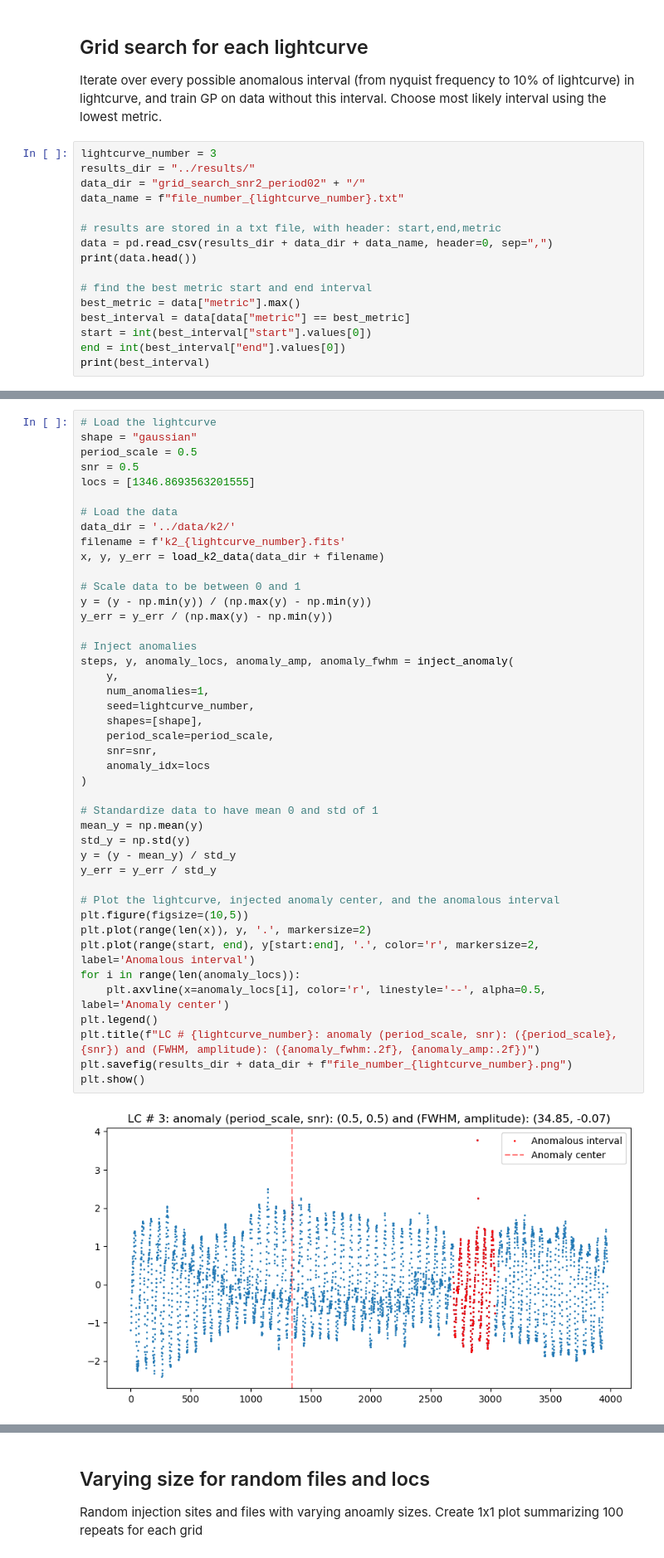
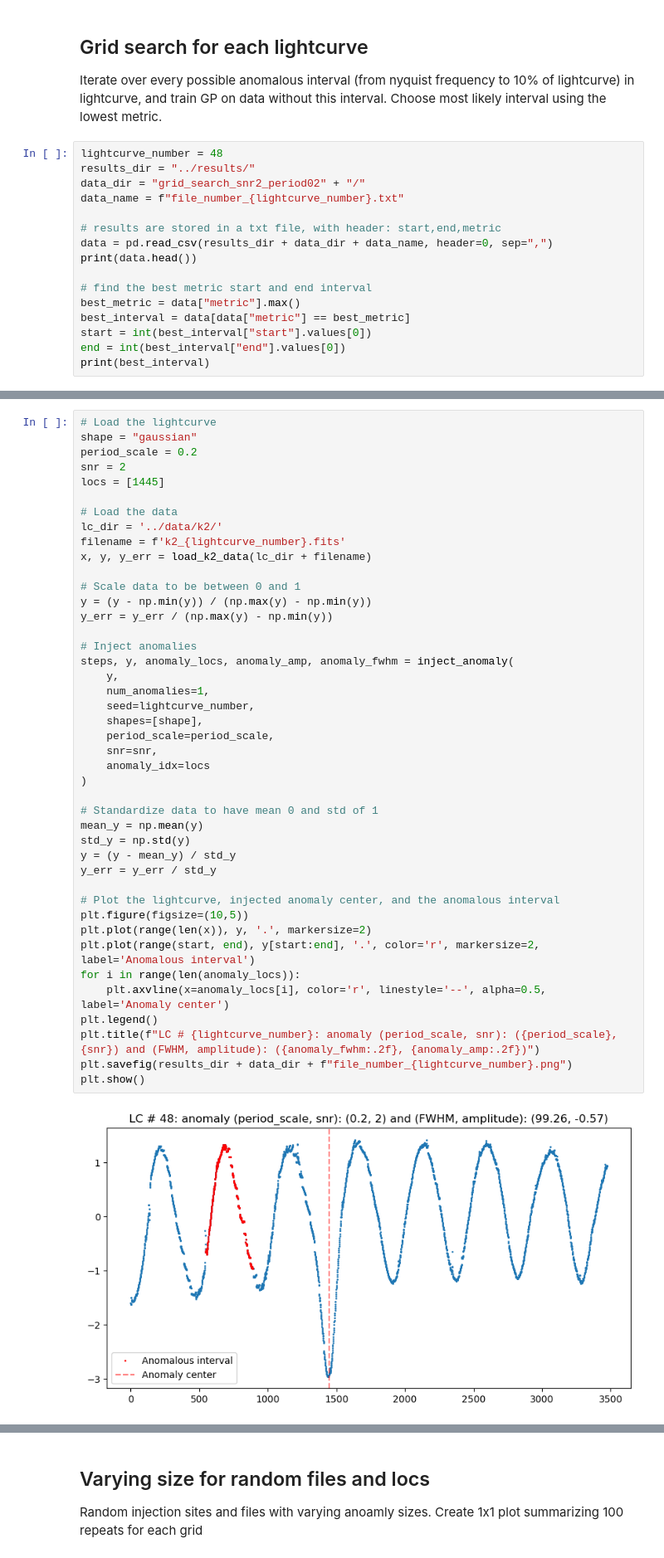
Before and after one commit to linneawolniewicz/dipper-detection, a Jupyter notebook: scripts/analyze_results.ipynb, the cells around one changed output, grey strips where cells are left out. Shown at 83% size. Cells and saved outputs as stored; diff of their text form.

```diff
--- a/scripts/analyze_results.ipynb
+++ b/scripts/analyze_results.ipynb
@@ -14,7 +20,7 @@ from scipy.ndimage import gaussian_filter1d
 Iterate over every possible anomalous interval (from nyquist frequency to 10% of lightcurve) in lightcurve, and train GP on data without this interval.
 Choose  most likely interval using the lowest metric.
 # %%
-lightcurve_number = 3
+lightcurve_number = 48
 results_dir = "../results/"
 data_dir = "grid_search_snr2_period02" + "/"
 data_name = f"file_number_{lightcurve_number}.txt"
@@ -41,45 +47,45 @@ print(best_interval)
 # %%
 # Load the lightcurve
 shape = "gaussian"
-period_scale = 0.5
-snr = 0.5
-locs = [1346.8693563201555]
+period_scale = 0.2
+snr = 2
+locs = [1445]
 
 # Load the data
-data_dir = '../data/k2/'
+lc_dir = '../data/k2/'
 filename = f'k2_{lightcurve_number}.fits'
-x, y, y_err = load_k2_data(data_dir + filename)
+x, y, y_err = load_k2_data(lc_dir + filename)
 
 # Scale data to be between 0 and 1
 y = (y - np.min(y)) / (np.max(y) - np.min(y))
 y_err = y_err / (np.max(y) - np.min(y))
 
 # Inject anomalies
 steps, y, anomaly_locs, anomaly_amp, anomaly_fwhm = inject_anomaly(
     y,
     num_anomalies=1,
     seed=lightcurve_number,
     shapes=[shape],
     period_scale=period_scale,
     snr=snr,
     anomaly_idx=locs
 )
 
 # Standardize data to have mean 0 and std of 1
 mean_y = np.mean(y)
 std_y = np.std(y)
 y = (y - mean_y) / std_y
 y_err = y_err / std_y
 
 # Plot the lightcurve, injected anomaly center, and the anomalous interval
 plt.figure(figsize=(10,5))
 plt.plot(range(len(x)), y, '.', markersize=2)
 plt.plot(range(start, end), y[start:end], '.', color='r', markersize=2, label='Anomalous interval')
 for i in range(len(anomaly_locs)):
     plt.axvline(x=anomaly_locs[i], color='r', linestyle='--', alpha=0.5, label='Anomaly center')
 plt.legend()
 plt.title(f"LC # {lightcurve_number}: anomaly (period_scale, snr): ({period_scale}, {snr}) and (FWHM, amplitude): ({anomaly_fwhm:.2f}, {anomaly_amp:.2f})")
 plt.savefig(results_dir + data_dir + f"file_number_{lightcurve_number}.png")
 plt.show()
 # %% [output]
-[figure, old version]
+[figure, new version]
```
Also changed, not shown: parts of 15 cells of this notebook, 10 other files.
